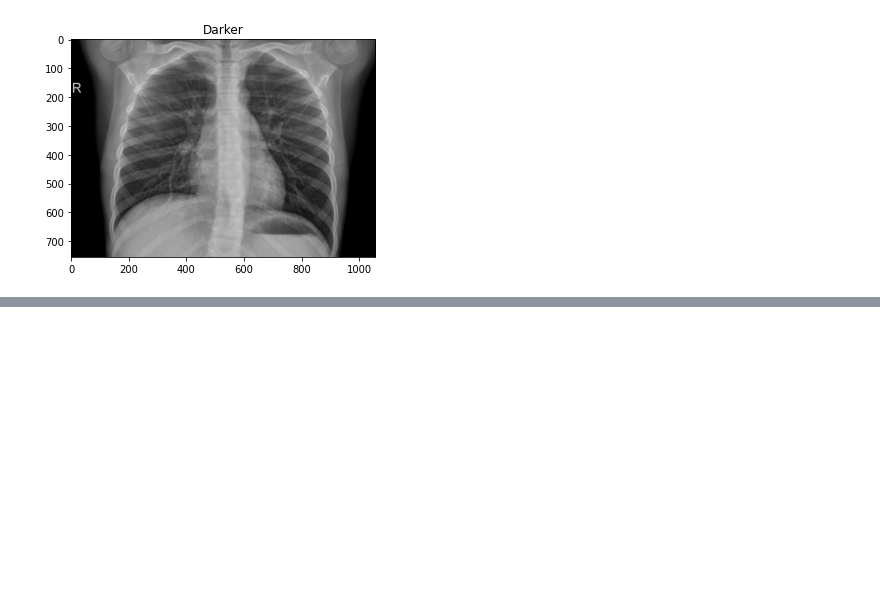
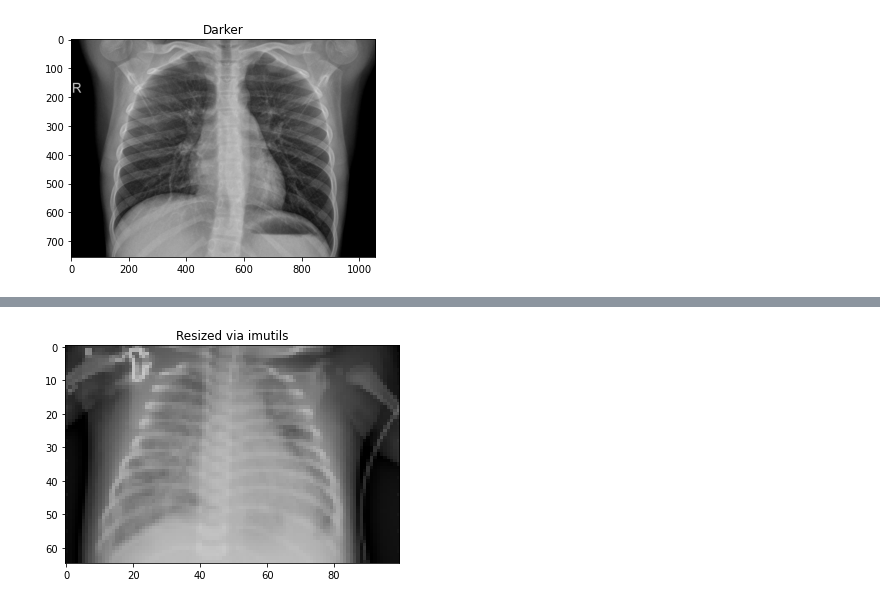
Before and after one commit to wpwwahyu/TKC_FinalProject, a Jupyter notebook: OpenCV.ipynb, the cells around one changed output, grey strips where cells are left out. Drawn from its saved outputs; the diff is of its cells as text; code cells hidden in the pictures; blank space fills up the shorter version.

```diff
--- a/OpenCV.ipynb
+++ b/OpenCV.ipynb
@@ -110,0 +182,9 @@ array([[16, 17, 18, 19],
+# %%
+# calculating the ratio each and every time we want to resize an
+# image is a real pain, so let's use the imutils convenience
+# function which will *automatically* maintain our aspect ratio
+# for us
+resized = imutils.resize(image, width=100)
+plt_imshow("Resized via imutils", resized)
+# %% [output]
+[figure, added]
```
Also changed, not shown: parts of 32 cells of this notebook.
